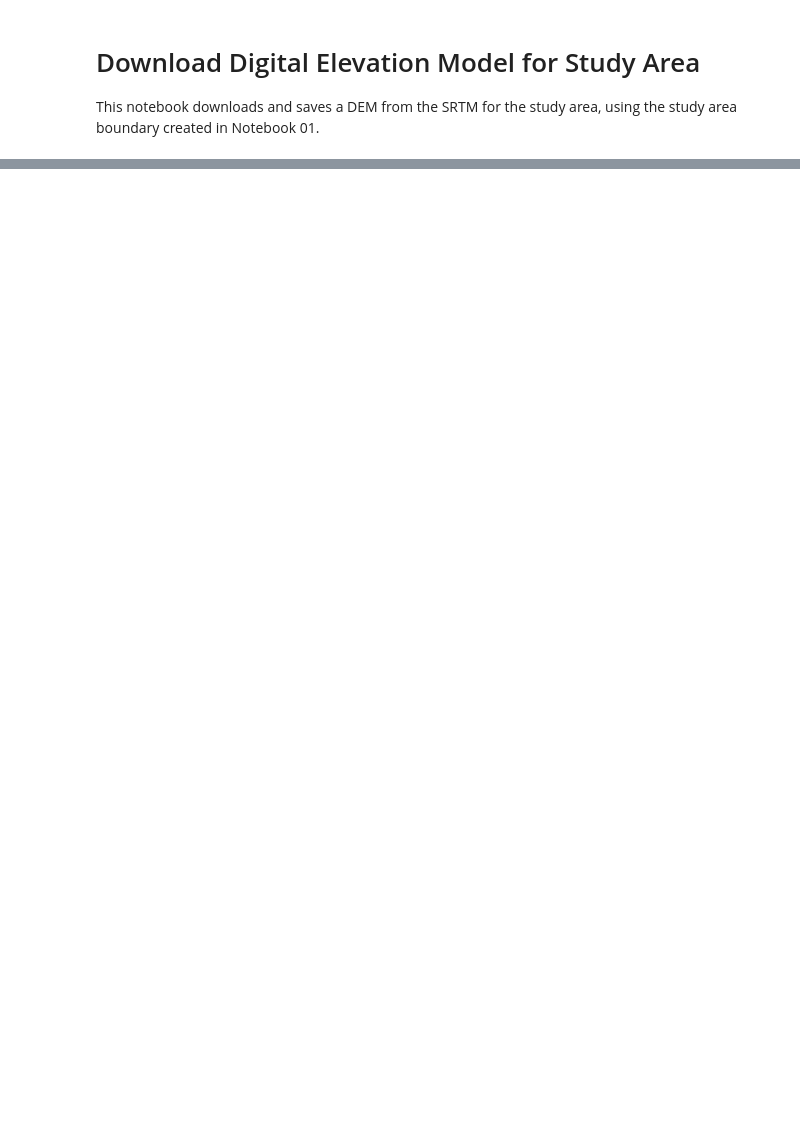
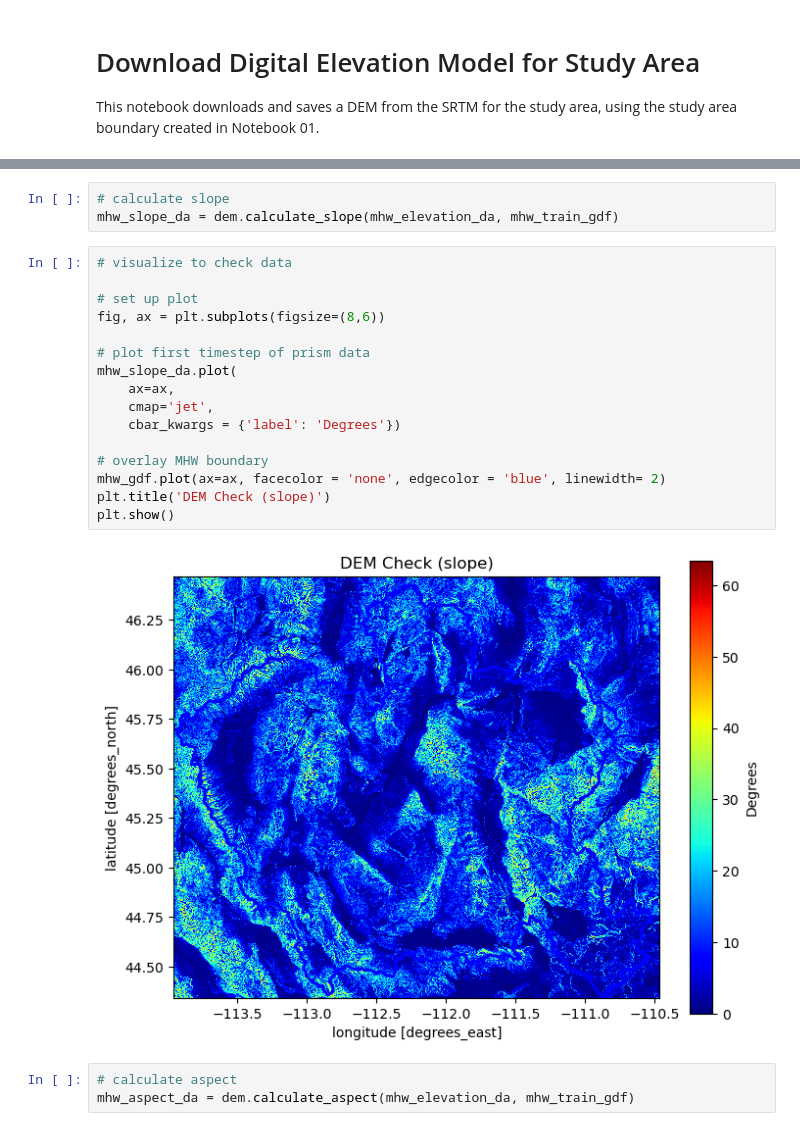
Before and after one commit to rainihelmstadter/snow-drought-modeling, a Jupyter notebook: code/03-dem-download.ipynb, the cells around one changed output, grey strips where cells are left out. Saved outputs shown, nothing was run; the diff lists cells and outputs as text; blank space fills up the shorter version.

```diff
--- a/code/03-dem-download.ipynb
+++ b/code/03-dem-download.ipynb
@@ -266,0 +167,24 @@ def process_srtm_data(site_name, site_gdf, site_srtm_pattern,
+# %%
+# calculate slope
+mhw_slope_da = dem.calculate_slope(mhw_elevation_da, mhw_train_gdf)
+# %%
+# visualize to check data
+
+# set up plot
+fig, ax = plt.subplots(figsize=(8,6))
+
+# plot first timestep of prism data
+mhw_slope_da.plot(
+    ax=ax,
+    cmap='jet',
+    cbar_kwargs = {'label': 'Degrees'})
+
+# overlay MHW boundary
+mhw_gdf.plot(ax=ax, facecolor = 'none', edgecolor = 'blue', linewidth= 2)
+plt.title('DEM Check (slope)')
+plt.show()
+# %% [output]
+[figure, added]
+# %%
+# calculate aspect
+mhw_aspect_da = dem.calculate_aspect(mhw_elevation_da, mhw_train_gdf)
```
Also changed, not shown: parts of 24 cells of this notebook, 3 other files.
